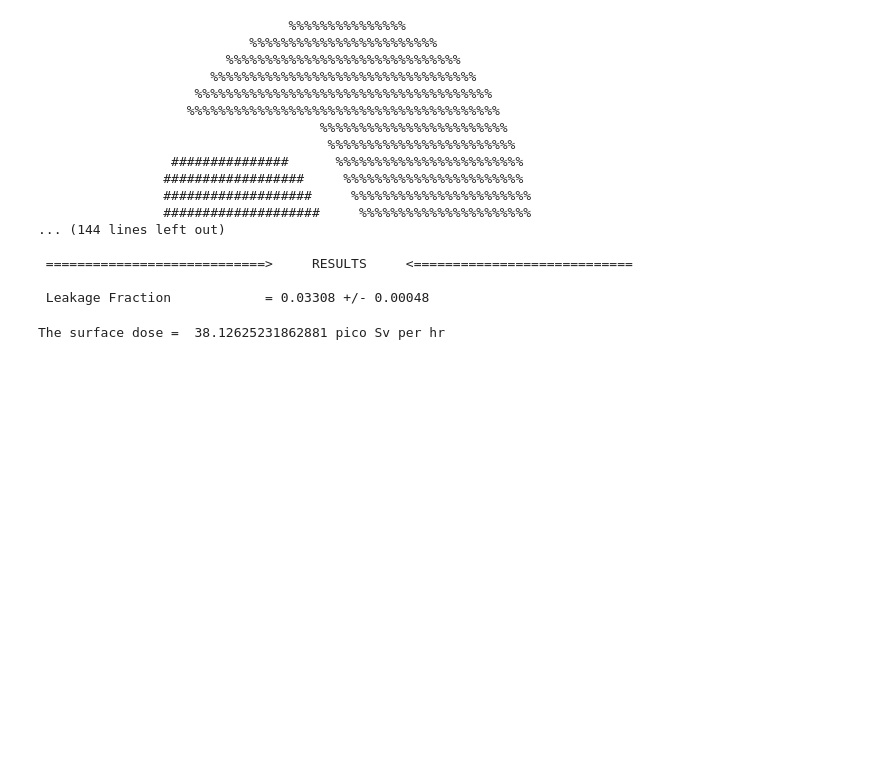
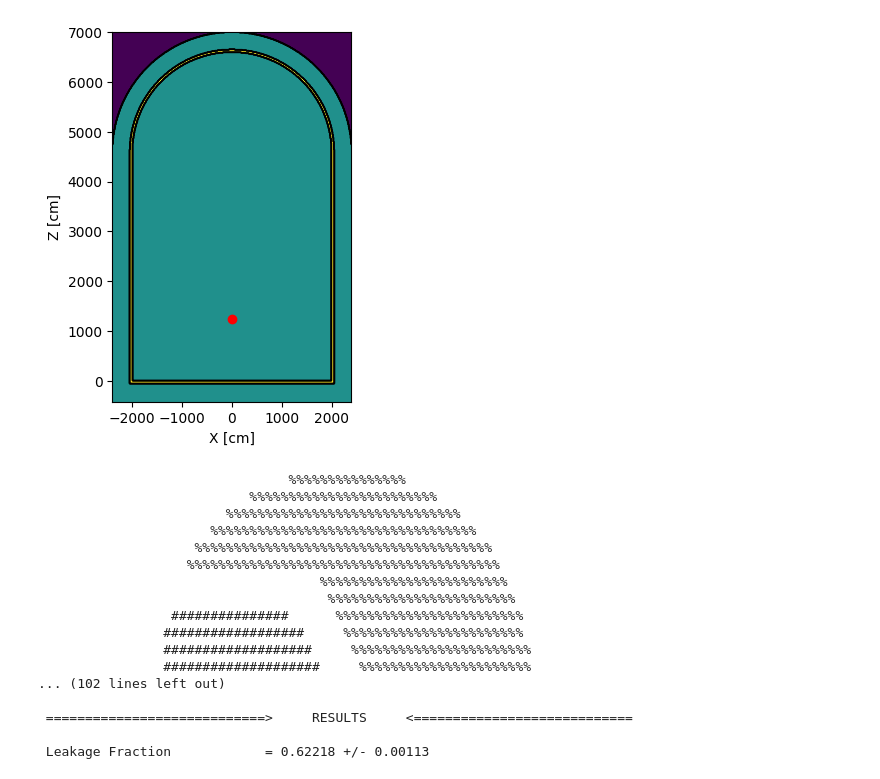
Before and after one commit to s-sanchit/Sample_NCS_code, a Jupyter notebook: sample_NCS_code.ipynb, the cells around one changed output. Saved outputs shown, nothing was run; the diff lists cells and outputs as text; code cells hidden in the pictures; blank space fills up the shorter version.

```diff
--- a/sample_NCS_code.ipynb
+++ b/sample_NCS_code.ipynb
@@ -135 +138,32 @@ my_settings.photon_transport = True
+# %%
+plt.clf()
+plt.cla()
+
+xlabel, ylabel = geometry.get_axis_labels(view_direction="y")
+plt.xlabel(xlabel)
+plt.ylabel(ylabel)
+
+plot_extent = geometry.get_mpl_plot_extent(view_direction="y")
+
+data_slice = geometry.get_slice_of_material_ids(view_direction="y")
+# plots the materials with randomly assigned colors
+plt.imshow(
+    np.fliplr(data_slice),
+    extent=plot_extent,
+)
+# plots the outline of the cells
+plt.contour(
+    np.fliplr(data_slice),
+    origin="upper",
+    colors="k",
+    linestyles="solid",
+    linewidths=1,
+    extent=plot_extent,
+)
+
+# plots the source location
+plt.scatter(source_x, source_z, c="red")
+plt.savefig('geometry_view_2.svg')
+# %% [output]
+[figure, added]
 # %%
@@ -156,6 +230,5 @@ my_tallies = openmc.Tallies([dose_tally])
 # %%
-# Run OpenMC!
-model = openmc.model.Model(my_geometry, materials, my_settings, my_tallies)
+model = openmc.model.Model(geometry, materials, settings_file, my_tallies)
 !rm *.h5
 sp_filename = model.run()
 # %% [output]
@@ -171,33 +244,8 @@ sp_filename = model.run()
                 ##################     %%%%%%%%%%%%%%%%%%%%%%%
                 ###################     %%%%%%%%%%%%%%%%%%%%%%%
                 ####################     %%%%%%%%%%%%%%%%%%%%%%
-... (144 lines left out)
+... (102 lines left out)
 
  ============================>     RESULTS     <============================
 
- Leakage Fraction            = 0.03308 +/- 0.00048
+ Leakage Fraction            = 0.62218 +/- 0.00113
-# %%
-import math
-
-# open the results file
-sp = openmc.StatePoint(sp_filename)
-
-# access the tally using pandas dataframes
-tally = sp.get_tally(name='dose_tally_on_surface')
-df = tally.get_pandas_dataframe()
-
-tally_result = df['mean'].sum()
-tally_std_dev = df['std. dev.'].sum()
-
-# convert from the tally output units of pSv cm² to pSv by dividing by the surface area of the surface
-dose_in_pSv = tally_result / (4 * math.pi * math.pow(2500, 2))
-
-source_activity = 56000
-emission_rate = 5
-gamma_per_second = source_activity * emission_rate
-dose_rate_in_pSv = dose_in_pSv * gamma_per_second*3600
-
-# print results
-print('The surface dose = ', dose_rate_in_pSv, 'pico Sv per hr')
-# %% [output]
-The surface dose =  38.12625231862881 pico Sv per hr
```
Also changed, not shown: parts of 18 cells of this notebook.
